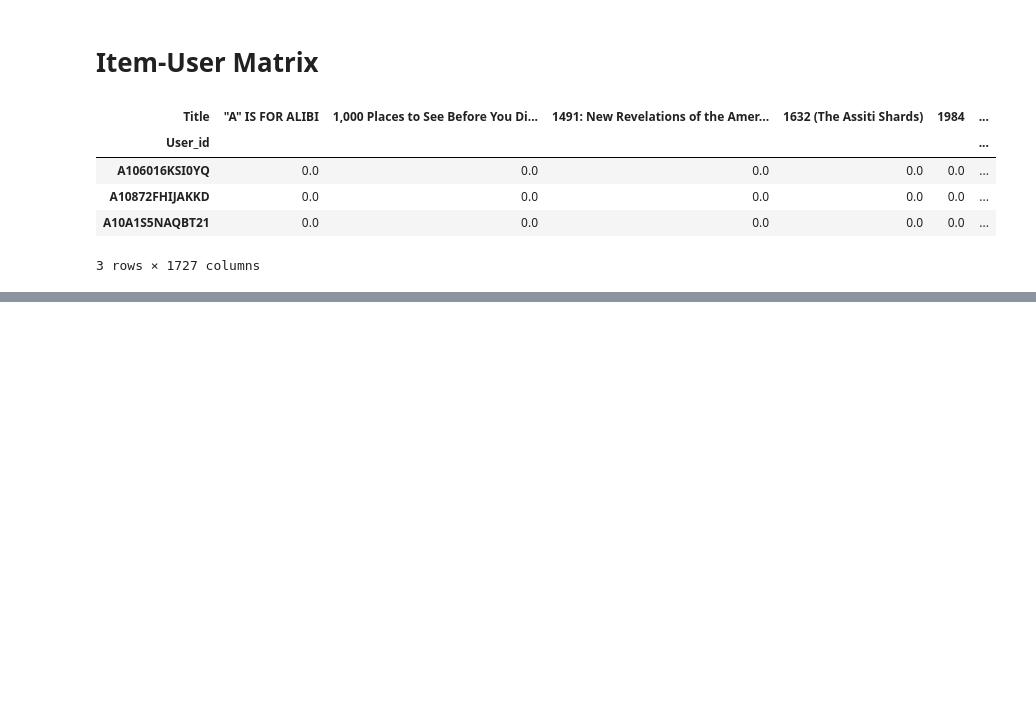
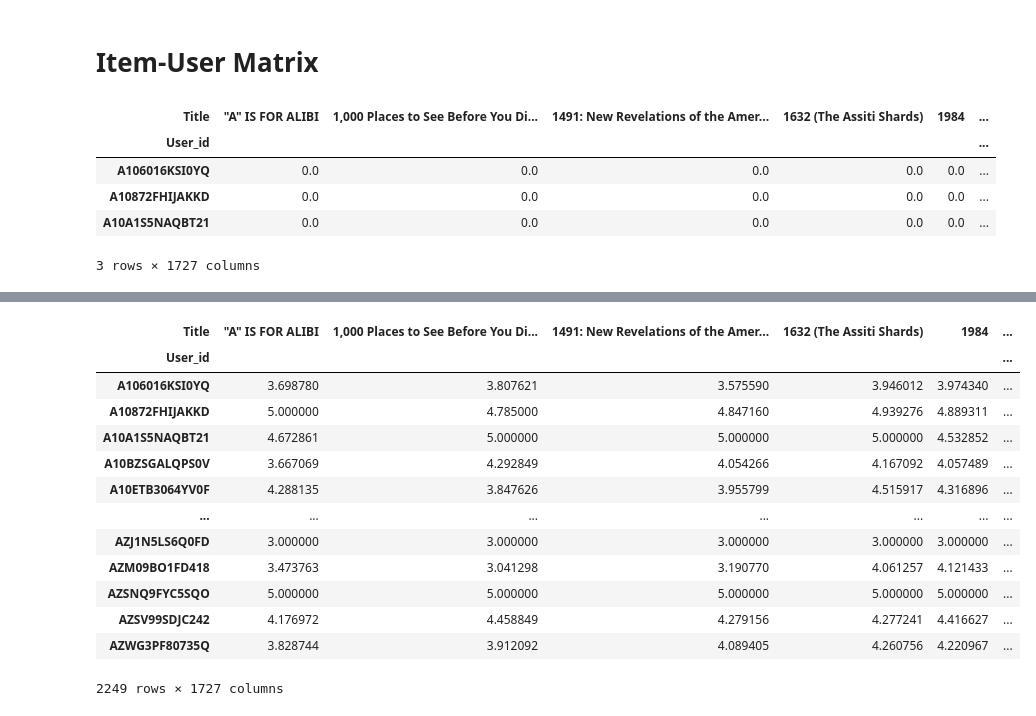
Before and after one commit to pavsingh7/Masters-Dissertation, a Jupyter notebook: Code/item_collab_filtering.ipynb, the cells around one changed output, grey strips where cells are left out. Cells and saved outputs as stored; diff of their text form; code cells hidden in the pictures; blank space fills up the shorter version.

```diff
--- a/Code/item_collab_filtering.ipynb
+++ b/Code/item_collab_filtering.ipynb
@@ -182,0 +235,17 @@ books_pivot.head(3)
+# %%
+filled_matrix
+# %% [output]
+| Title | "A" IS FOR ALIBI | 1,000 Places to See Before You Di... | 1491: New Revelations of the Amer... | 1632 (The Assiti Shards) | 1984 | ... |
+| User_id |  |  |  |  |  | ... |
+| A106016KSI0YQ | 3.698780 | 3.807621 | 3.575590 | 3.946012 | 3.974340 | ... |
+| A10872FHIJAKKD | 5.000000 | 4.785000 | 4.847160 | 4.939276 | 4.889311 | ... |
+| A10A1S5NAQBT21 | 4.672861 | 5.000000 | 5.000000 | 5.000000 | 4.532852 | ... |
+| A10BZSGALQPS0V | 3.667069 | 4.292849 | 4.054266 | 4.167092 | 4.057489 | ... |
+| A10ETB3064YV0F | 4.288135 | 3.847626 | 3.955799 | 4.515917 | 4.316896 | ... |
+| ... | ... | ... | ... | ... | ... | ... |
+| AZJ1N5LS6Q0FD | 3.000000 | 3.000000 | 3.000000 | 3.000000 | 3.000000 | ... |
+| AZM09BO1FD418 | 3.473763 | 3.041298 | 3.190770 | 4.061257 | 4.121433 | ... |
+| AZSNQ9FYC5SQO | 5.000000 | 5.000000 | 5.000000 | 5.000000 | 5.000000 | ... |
+| AZSV99SDJC242 | 4.176972 | 4.458849 | 4.279156 | 4.277241 | 4.416627 | ... |
+| AZWG3PF80735Q | 3.828744 | 3.912092 | 4.089405 | 4.260756 | 4.220967 | ... |
+2249 rows × 1727 columns
```
Also changed, not shown: parts of 22 cells of this notebook.
